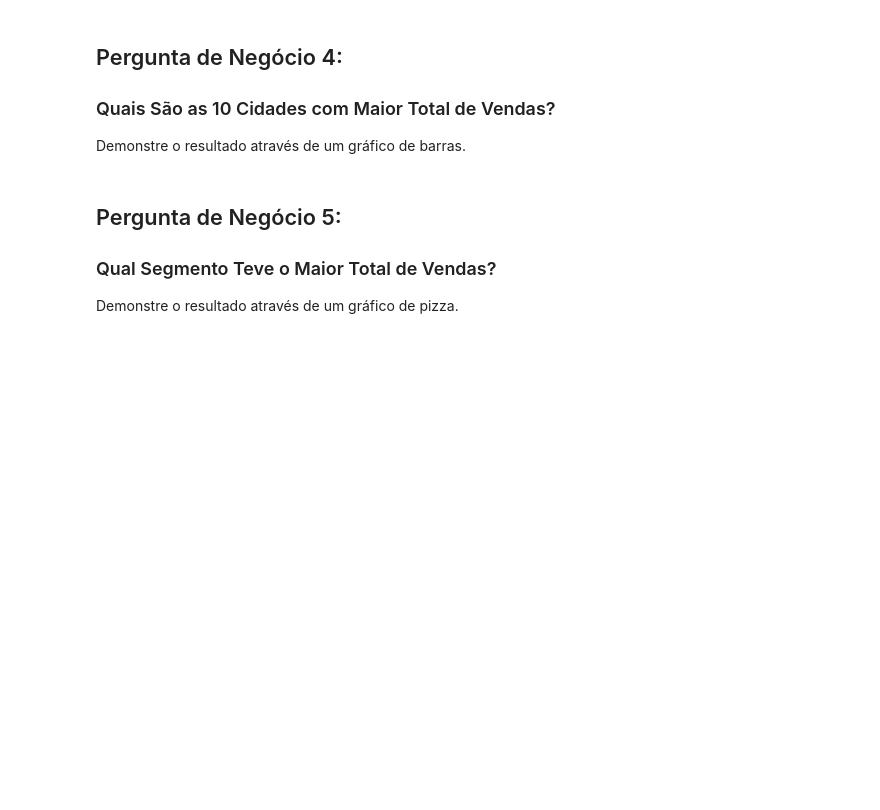
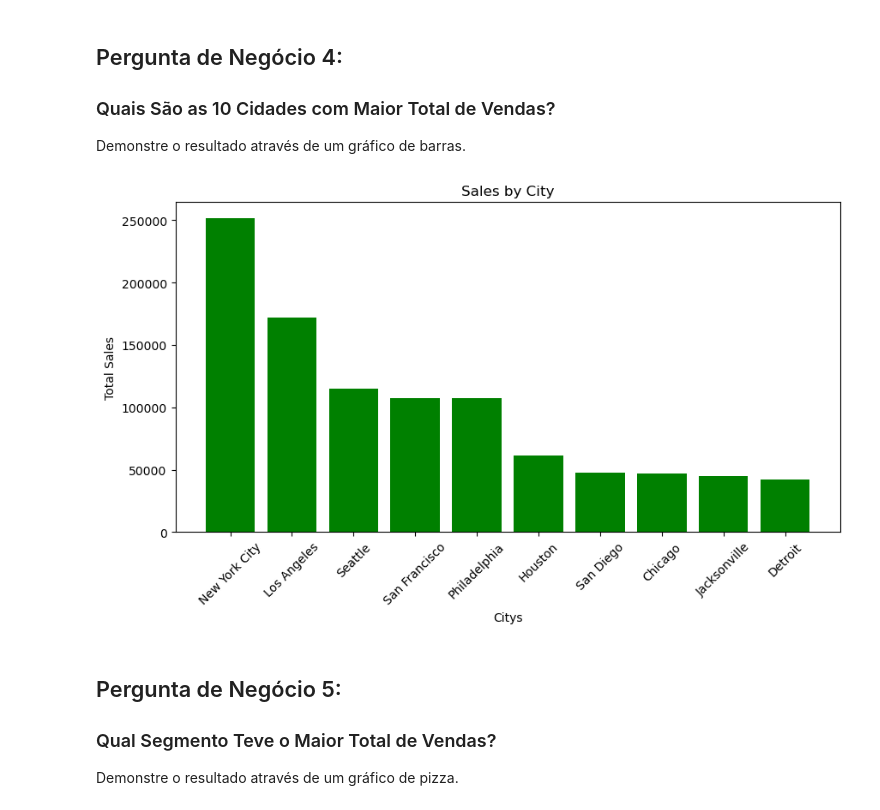
Before and after one commit to oguiaraujo/DSDA-Projects, a Jupyter notebook: DSA/Projeto2-Perguntas.ipynb, the cells around one changed output. Cells and saved outputs as stored; diff of their text form; code cells hidden in the pictures; blank space fills up the shorter version.

```diff
--- a/DSA/Projeto2-Perguntas.ipynb
+++ b/DSA/Projeto2-Perguntas.ipynb
@@ -194,6 +194,20 @@ plt.show()
 ### Quais São as 10 Cidades com Maior Total de Vendas?
 
 Demonstre o resultado através de um gráfico de barras.
+# %%
+df_sales_city = df_dsa.groupby("Cidade")["Valor_Venda"].sum()
+
+top10 = df_sales_city.nlargest(10)
+
+plt.figure(figsize = (10, 5))
+plt.bar(top10.index, top10.values, color = "Green")
+plt.title("Sales by City")
+plt.xlabel("Citys")
+plt.ylabel("Total Sales")
+plt.xticks(rotation = 45)
+plt.show()
+# %% [output]
+[figure, added]
 # %% [markdown]
 ## Pergunta de Negócio 5:
 
```
Also changed, not shown: parts of 1 cell of this notebook.
